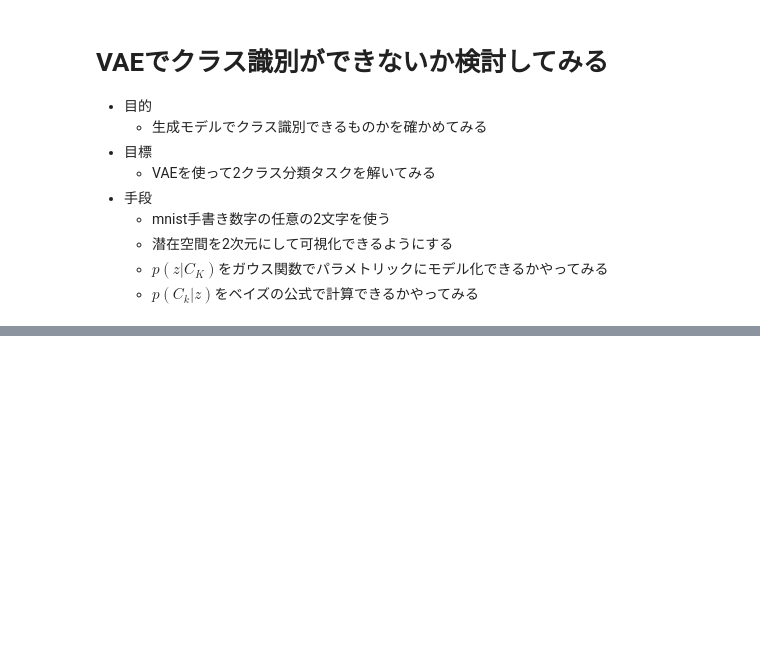
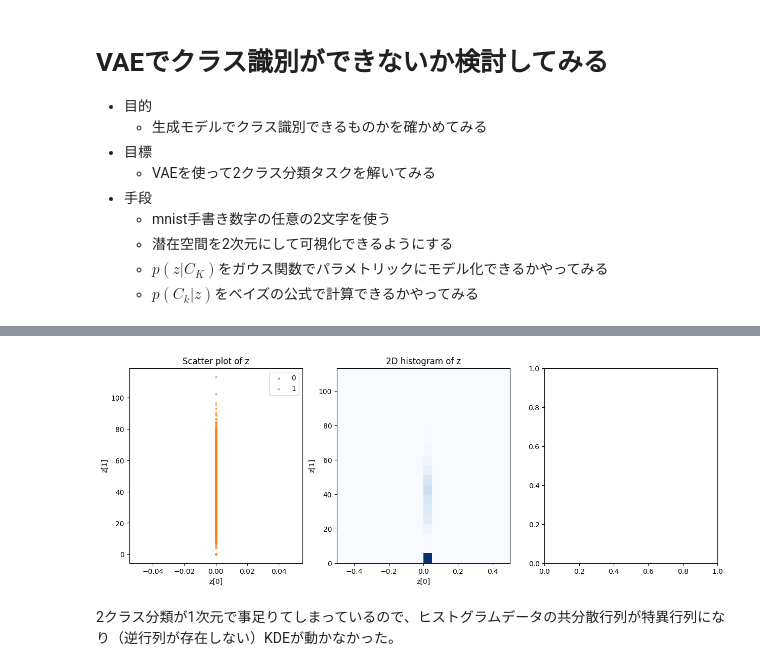
Before and after one commit to mdwl23/vae_study, a Jupyter notebook: note02.ipynb, the cells around one changed output, grey strips where cells are left out. Saved outputs shown, nothing was run; the diff lists cells and outputs as text; code cells hidden in the pictures; blank space fills up the shorter version.

```diff
--- a/note02.ipynb
+++ b/note02.ipynb
@@ -658,0 +751,4 @@ plt.show()
+# %%
+intermediate_layer_model = tf.keras.models.Model(inputs=model_mlp.input,
+                                                    outputs=model_mlp.layers[-2].output)
+intermediate_output = intermediate_layer_model.predict(data_2class_train)
@@ -658,0 +757,47 @@ plt.show()
+# %%
+x = intermediate_output[:, 0]
+y = intermediate_output[:, 1]
+
+# Create a regular grid to evaluate the kernel density estimator
+xmin = x.min()
+xmax = x.max()
+ymin = y.min()
+ymax = y.max()
+# xx, yy = np.mgrid[xmin:xmax:100j, ymin:ymax:100j]
+# positions = np.vstack([xx.ravel(), yy.ravel()])
+# values1 = np.vstack([x[label_2class_train==class1], y[label_2class_train==class1]])
+# kernel1 = kde.gaussian_kde(values1)
+# f1 = np.reshape(kernel1(positions).T, xx.shape)
+
+# values2 = np.vstack([x[label_2class_train==class2], y[label_2class_train==class2]])
+# kernel2 = kde.gaussian_kde(values2)
+# f2 = np.reshape(kernel2(positions).T, xx.shape)
+
+# Plot the results
+fig, axs = plt.subplots(1, 3, figsize=(15, 5))
+
+axs[0].scatter(x[label_2class_train==0], y[label_2class_train==0], alpha=0.5, label='0', s=5)
+axs[0].scatter(x[label_2class_train==1], y[label_2class_train==1], alpha=0.5, label='1', s=5)
+axs[0].legend()
+axs[0].set_xlabel("z[0]")
+axs[0].set_ylabel("z[1]")
+axs[0].set_title("Scatter plot of z")
+
+axs[1].hist2d(x, y, bins=20, cmap='Blues')
+axs[1].set_xlabel("z[0]")
+axs[1].set_ylabel("z[1]")
+axs[1].set_title("2D histogram of z")
+
+# axs[2].imshow(np.rot90(f), cmap='Blues', extent=[xmin, xmax, ymin, ymax])
+# # axs[2].plot(x, y, 'k.', markersize=2)
+# axs[2].set_xlim([xmin, xmax])
+# axs[2].set_ylim([ymin, ymax])
+# axs[2].set_xlabel("z[0]")
+# axs[2].set_ylabel("z[1]")
+# axs[2].set_title("Kernel density estimation of 2D histogram data")
+
+plt.show()
+# %% [output]
+[figure, added]
+# %% [markdown]
+2クラス分類が1次元で事足りてしまっているので、ヒストグラムデータの共分散行列が特異行列になり（逆行列が存在しない）KDEが動かなかった。
```
Also changed, not shown: parts of 19 cells of this notebook.
